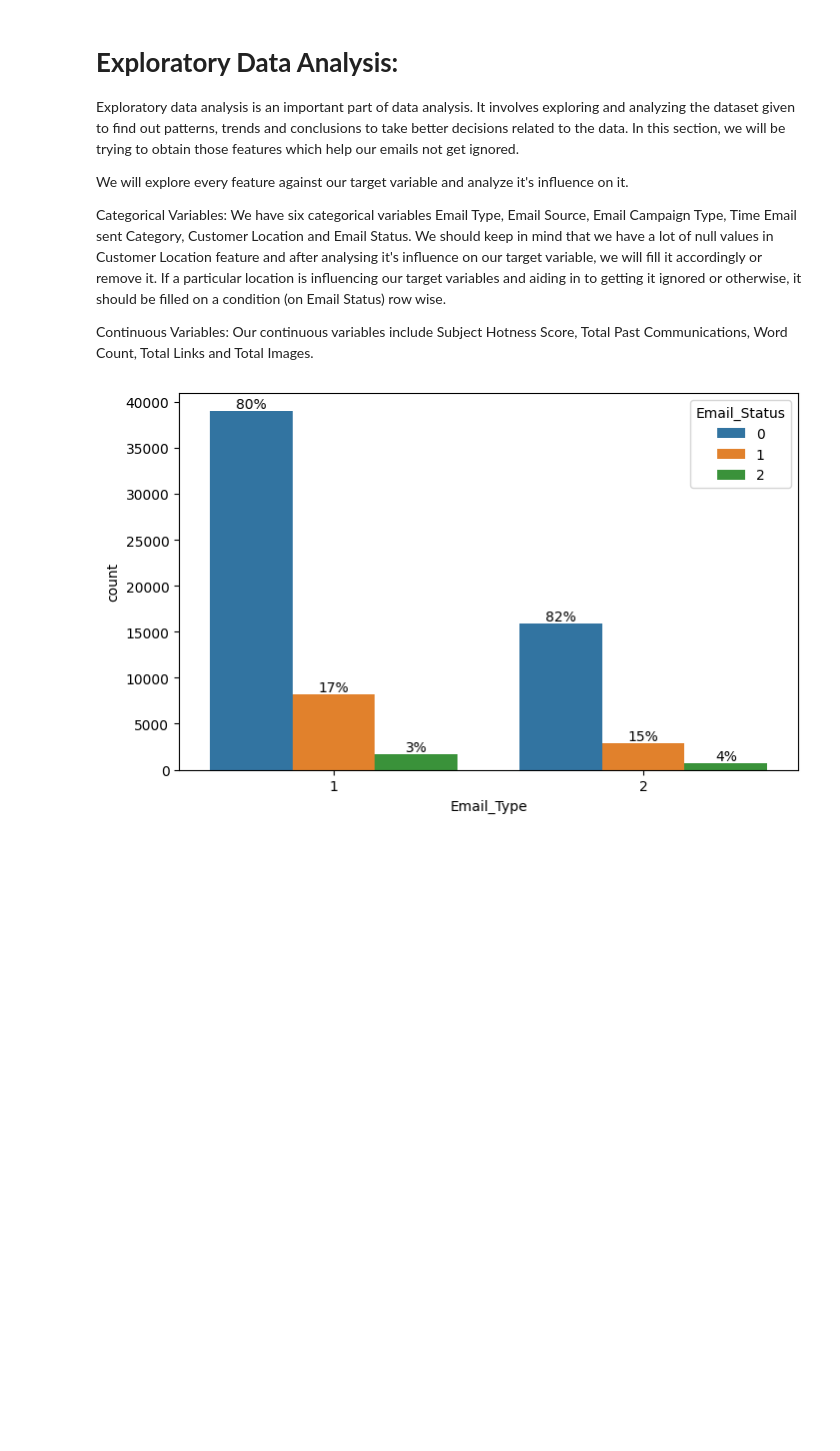
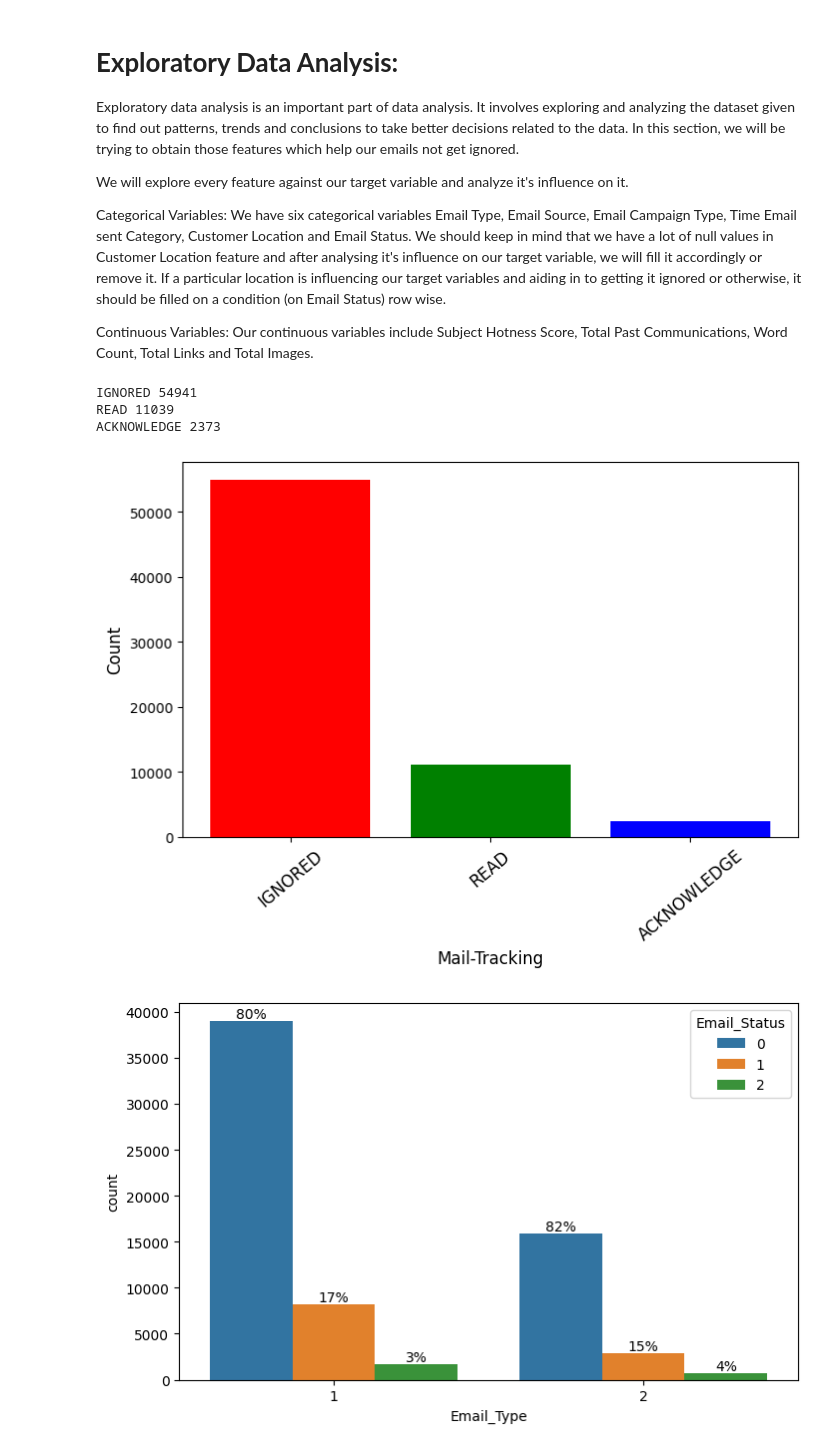
Before and after one commit to vak1997/Email_Campaign_Effectiveness, a Jupyter notebook: Email_Campaign_Effectiveness_Capstone_Project3.ipynb, the cells around one changed output. Drawn from its saved outputs; the diff is of its cells as text; code cells hidden in the pictures; blank space fills up the shorter version.

```diff
--- a/Email_Campaign_Effectiveness_Capstone_Project3.ipynb
+++ b/Email_Campaign_Effectiveness_Capstone_Project3.ipynb
@@ -274,6 +360,28 @@ We will explore every feature against our target variable and analyze it's influ
 Categorical Variables: We have six categorical variables Email Type, Email Source, Email Campaign Type, Time Email sent Category, Customer Location and Email Status. We should keep in mind that we have a lot of null values in Customer Location feature and after analysing it's influence on our target variable, we will fill it accordingly or remove it. If a particular location is influencing our target variables and aiding in to getting it ignored or otherwise, it should be filled on a condition (on Email Status) row wise.
 
 Continuous Variables: Our continuous variables include Subject Hotness Score, Total Past Communications, Word Count, Total Links and Total Images.
+# %%
+
+
+labels = ['IGNORED','READ','ACKNOWLEDGE']
+label_dict={}
+# checking for no of ignored, read, acknowledged emails
+for i in df.Email_Status.unique():
+  label_dict[labels[i]]=len(df[df['Email_Status']==i])
+  print(labels[i],len(df[df['Email_Status']==i]))
+
+index = np.arange(len(labels))
+
+plt.bar(label_dict.keys(),label_dict.values(),color=[ 'red', 'green', 'blue'])
+plt.xlabel('Mail-Tracking',fontsize =12)
+plt.ylabel('Count',fontsize =12)
+plt.xticks(index,labels,fontsize=12,rotation=40)
+plt.show()
+# %% [output]
+IGNORED 54941
+READ 11039
+ACKNOWLEDGE 2373
+[figure, added]
 # %%
 #starting with categorical variables
 cat = ['Email_Type','Email_Source_Type','Customer_Location','Email_Campaign_Type','Time_Email_sent_Category']
```
Also changed, not shown: parts of 35 cells of this notebook.
